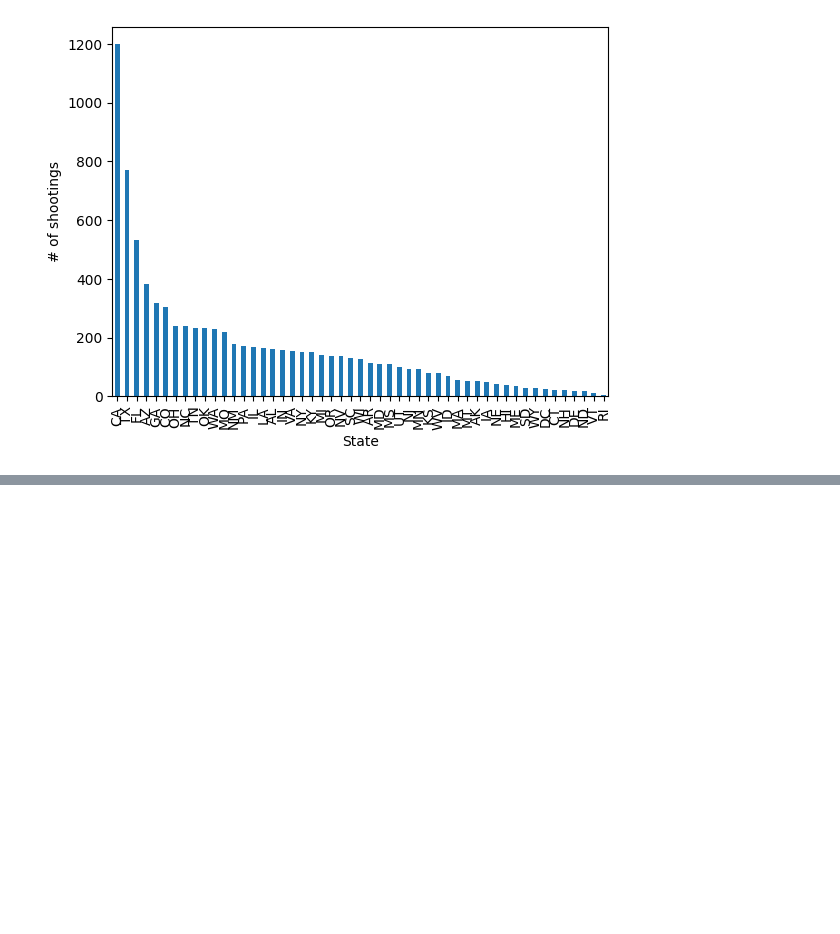
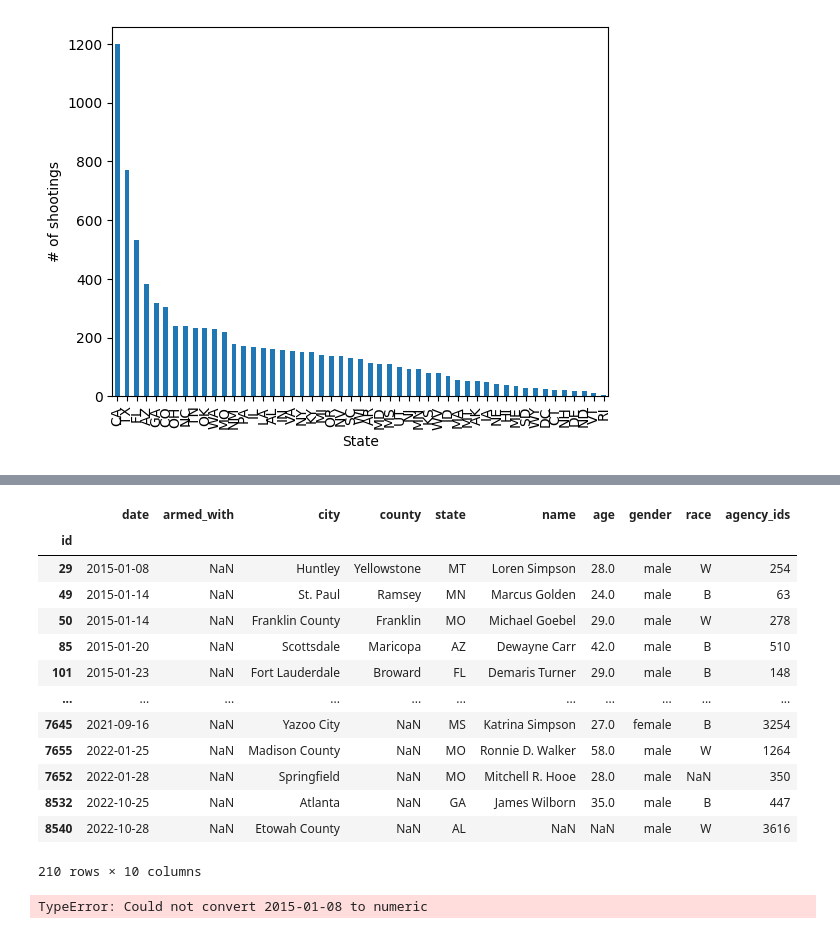
Before and after one commit to esantema/data-police-shootings, a Jupyter notebook: v2/Fatal_Shootings_Final.ipynb, the cells around one changed output, grey strips where cells are left out. Drawn from its saved outputs; the diff is of its cells as text; code cells hidden in the pictures; blank space fills up the shorter version.

```diff
--- a/v2/Fatal_Shootings_Final.ipynb
+++ b/v2/Fatal_Shootings_Final.ipynb
@@ -223,0 +228,23 @@ race_df.plot(kind="pi
+# %%
+#filter shooting data for unarmed subjects
+armed_df = shootings_df.loc[shootings_df['armed_with'].isnull()]
+armed_df
+# %% [output]
+|  | date | armed_with | city | county | state | name | age | gender | race | agency_ids |
+| id |  |  |  |  |  |  |  |  |  |  |
+| 29 | 2015-01-08 | NaN | Huntley | Yellowstone | MT | Loren Simpson | 28.0 | male | W | 254 |
+| 49 | 2015-01-14 | NaN | St. Paul | Ramsey | MN | Marcus Golden | 24.0 | male | B | 63 |
+| 50 | 2015-01-14 | NaN | Franklin County | Franklin | MO | Michael Goebel | 29.0 | male | W | 278 |
+| 85 | 2015-01-20 | NaN | Scottsdale | Maricopa | AZ | Dewayne Carr | 42.0 | male | B | 510 |
+| 101 | 2015-01-23 | NaN | Fort Lauderdale | Broward | FL | Demaris Turner | 29.0 | male | B | 148 |
+| ... | ... | ... | ... | ... | ... | ... | ... | ... | ... | ... |
+| 7645 | 2021-09-16 | NaN | Yazoo City | NaN | MS | Katrina Simpson | 27.0 | female | B | 3254 |
+| 7655 | 2022-01-25 | NaN | Madison County | NaN | MO | Ronnie D. Walker | 58.0 | male | W | 1264 |
+| 7652 | 2022-01-28 | NaN | Springfield | NaN | MO | Mitchell R. Hooe | 28.0 | male | NaN | 350 |
+| 8532 | 2022-10-25 | NaN | Atlanta | NaN | GA | James Wilborn | 35.0 | male | B | 447 |
+| 8540 | 2022-10-28 | NaN | Etowah County | NaN | AL | NaN | NaN | male | W | 3616 |
+210 rows × 10 columns
+# %%
+armed_df.pivot_table(index = 'id', columns = 'race')
+# %% [output]
+TypeError: Could not convert 2015-01-08 to numeric
```
Also changed, not shown: parts of 1 cell of this notebook.
